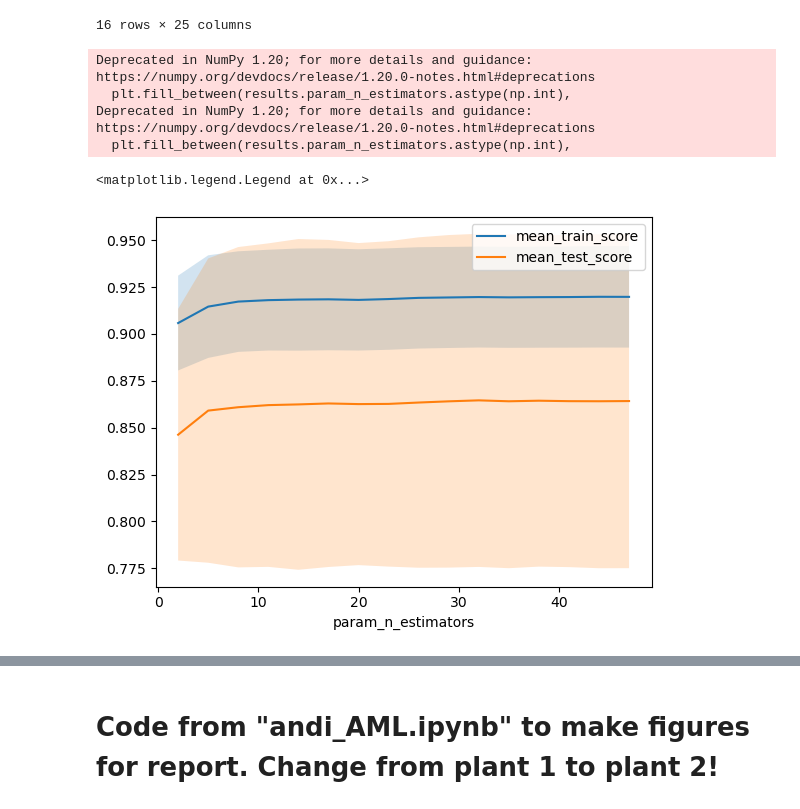
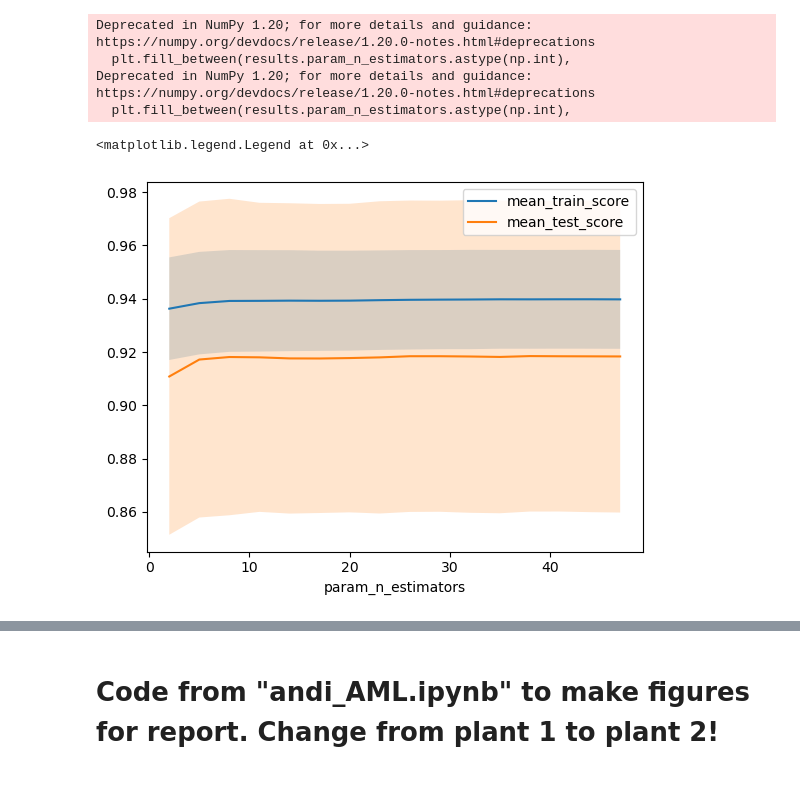
Before and after one commit to Enginedeer/AML_project, a Jupyter notebook: andi_AML_v2.ipynb, the cells around one changed output, grey strips where cells are left out. Drawn from its saved outputs; the diff is of its cells as text; code cells hidden in the pictures.

```diff
--- a/andi_AML_v2.ipynb
+++ b/andi_AML_v2.ipynb
@@ -216 +227,12 @@ display(results[['params','mean_test_score','mean_train_score']])
 120 rows × 3 columns
+# %%
+
+# Make Random Forest Regressor
+rfr = RandomForestRegressor(n_estimators=38, min_impurity_decrease=0.0, max_depth=3, max_features=3, random_state=43, n_jobs=-1)
+rfr.fit(X_train,y_train)
+
+rfr_score = rfr.score(X_train, y_train)
+print(f"Train score is {rfr_score*100:.4f} %")
+
+rfr_score = rfr.score(X_test, y_test)
+print(f"Test score is {rfr_score*100:.4f} %")
@@ -217,28 +440,7 @@ display(results[['params','mean_test_score','mean_train_score']])
 # %%
-
-from sklearn.ensemble import RandomForestRegressor
-
-rfr = RandomForestRegressor(n_estimators=200, min_impurity_decrease=0.0, max_depth=None,  random_state=42, n_jobs=-1)
-rfr.fit(X_train,y_train)
-
-rfr_score = rfr.score(X_test, y_test)
-print(f"Score is {rfr_score*100:.4f} %")
-
-
-
-
-# param_grid = {'min_impurity_decrease': range(0, 15), 'max_depth': range(2, 10), }
-#     # Note that it will always be advantageously to minimize "min_impurity_decrease" and maximize "max_depth".
-# tscv = TimeSeriesSplit(n_splits=7)
-# dtr2 = DecisionTreeRegressor(random_state=42)
-# grid = GridSearchCV(dtr2, param_grid=param_grid, cv=tscv, return_train_score=True, n_jobs=-1)
-# grid.fit(X_train, y_train)
-# print(grid.best_params_)
-# print(grid.score(X_test, y_test))
-
-
+# GridSearchCV and plotting of parameter sweep
 param_grid_tree = {'n_estimators': range(2,50,3)}
-rfr2 = RandomForestRegressor(min_impurity_decrease=0, max_depth=3, max_features=2, random_state=43)
+rfr2 = RandomForestRegressor(min_impurity_decrease=0, max_depth=3, max_features=3, random_state=43)
 grid = GridSearchCV(rfr2, param_grid=param_grid_tree, cv=tscv, return_train_score=True, n_jobs=-1)
 grid.fit(X_train, y_train)
 print(grid.best_params_)
@@ -246,7 +448,7 @@ print(grid.score(X_test, y_test))
 
 results = pd.DataFrame(grid.cv_results_)
 print(results.loc[:,'mean_test_score'])
-display(results)
+# display(results)
 
 results.plot('param_n_estimators', 'mean_train_score')
 results.plot('param_n_estimators', 'mean_test_score', ax=plt.gca()) # Tror "validation" score, but called "test" score; like Rahman has written.
@@ -298,8 +482,7 @@ Name: mean_test_score, dtype: float64
-16 rows × 25 columns
+Deprecated in NumPy 1.20; for more details and guidance: https://numpy.org/devdocs/release/1.20.0-notes.html#deprecations
+  plt.fill_between(results.param_n_estimators.astype(np.int),
+Deprecated in NumPy 1.20; for more details and guidance: https://numpy.org/devdocs/release/1.20.0-notes.html#deprecations
+  plt.fill_between(results.param_n_estimators.astype(np.int),
-Deprecated in NumPy 1.20; for more details and guidance: https://numpy.org/devdocs/release/1.20.0-notes.html#deprecations
-  plt.fill_between(results.param_n_estimators.astype(np.int),
-Deprecated in NumPy 1.20; for more details and guidance: https://numpy.org/devdocs/release/1.20.0-notes.html#deprecations
-  plt.fill_between(results.param_n_estimators.astype(np.int),
+<matplotlib.legend.Legend at 0x...>
-<matplotlib.legend.Legend at 0x...>
-[figure, old version]
+[figure, new version]
 # %%
```
Also changed, not shown: parts of 34 cells of this notebook.
